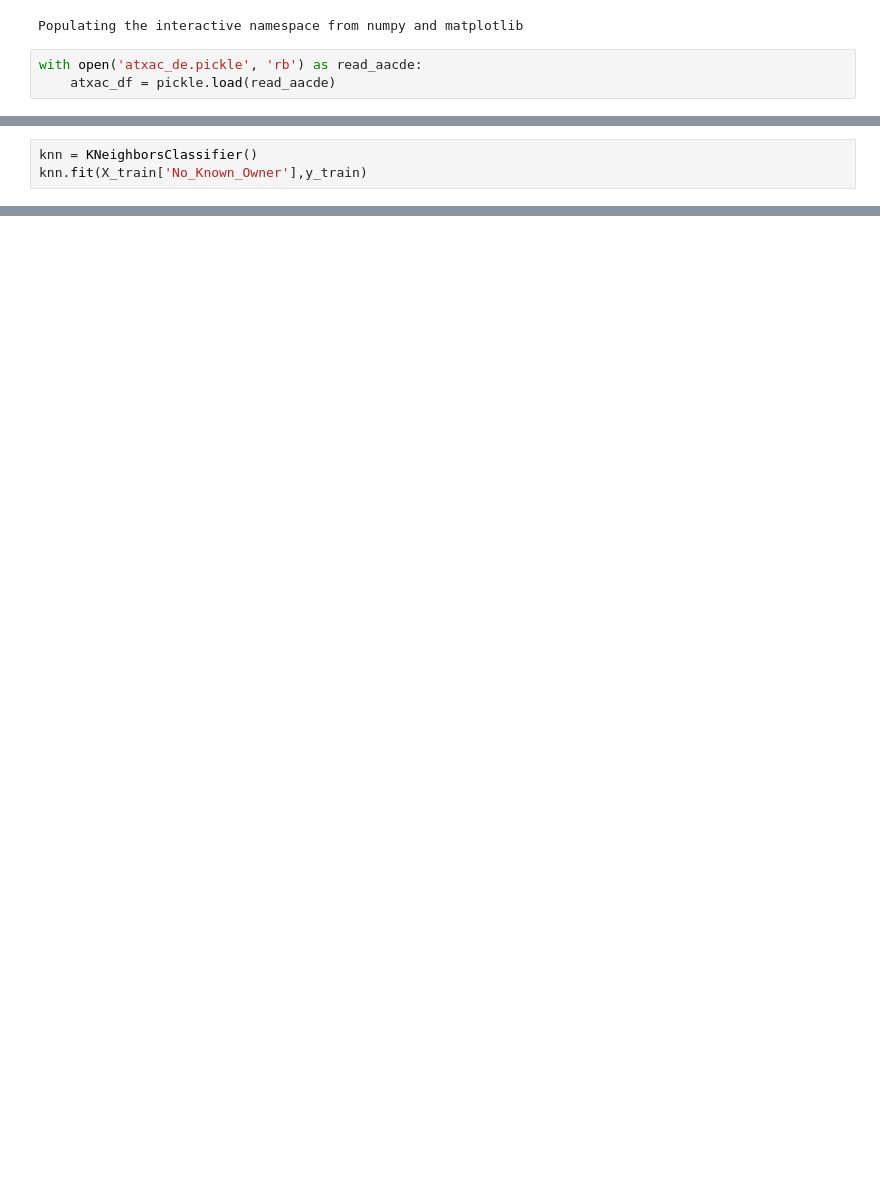
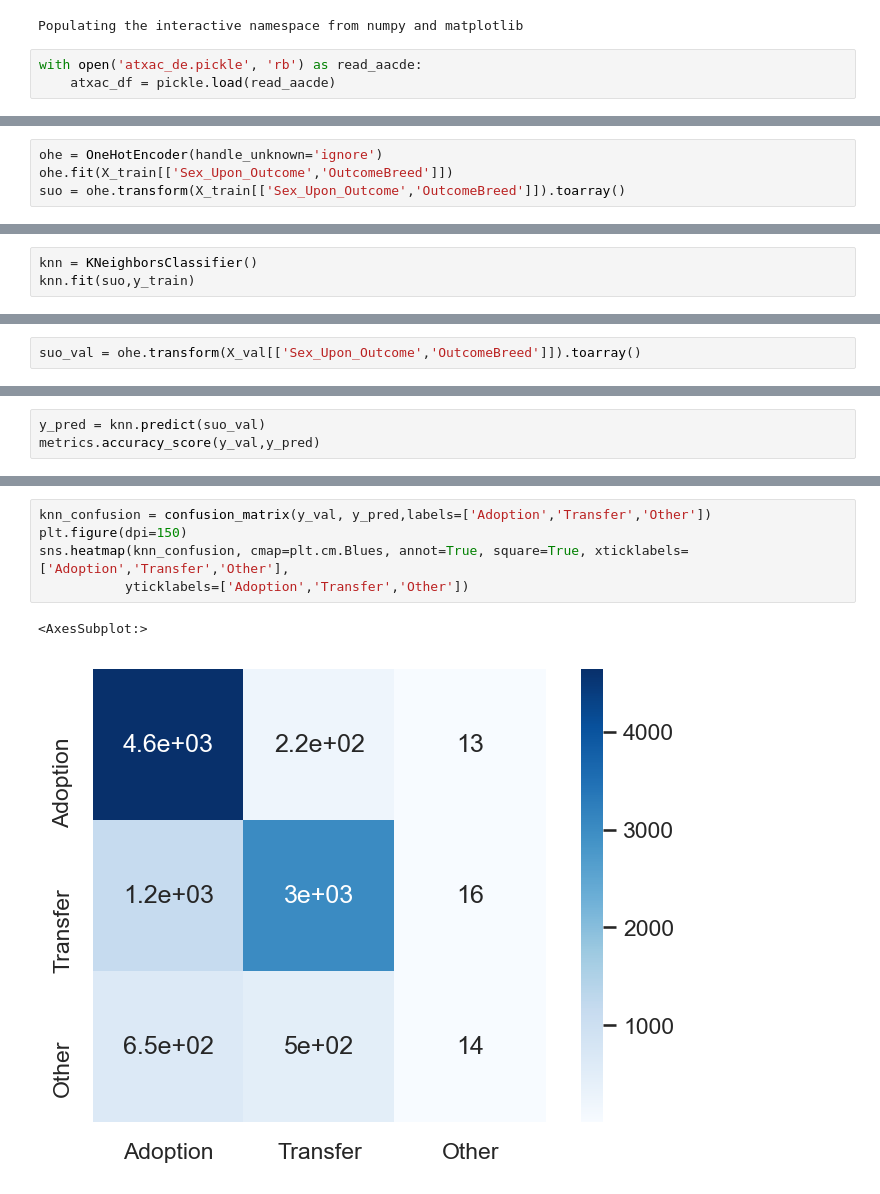
Before and after one commit to cttlc2u/proj3_atxac, a Jupyter notebook: KNN_ATXAC.ipynb, the cells around one changed output, grey strips where cells are left out. Drawn from its saved outputs; the diff is of its cells as text; blank space fills up the shorter version.

```diff
--- a/KNN_ATXAC.ipynb
+++ b/KNN_ATXAC.ipynb
@@ -34,0 +66,4 @@ X_train, X_test, y_train, y_test = train_test_split(X, y, test_size=.2, random_s
+# %%
+ohe = OneHotEncoder(handle_unknown='ignore')
+ohe.fit(X_train[['Sex_Upon_Outcome','OutcomeBreed']])
+suo = ohe.transform(X_train[['Sex_Upon_Outcome','OutcomeBreed']]).toarray()
@@ -35,4 +74,4 @@ X_train, X_test, y_train, y_test = train_test_split(X, y, test_size=.2, random_s
 # %%
 knn = KNeighborsClassifier()
-knn.fit(X_train['No_Known_Owner'],y_train)
+knn.fit(suo,y_train)
 # %% [output]
@@ -41,0 +79,2 @@ Reshape your data either using array.reshape(-1, 1) if your data has a single fe
+# %%
+suo_val = ohe.transform(X_val[['Sex_Upon_Outcome','OutcomeBreed']]).toarray()
@@ -41,0 +85,3 @@ Reshape your data either using array.reshape(-1, 1) if your data has a single fe
+# %%
+y_pred = knn.predict(suo_val)
+metrics.accuracy_score(y_val,y_pred)
@@ -41,0 +99,8 @@ Reshape your data either using array.reshape(-1, 1) if your data has a single fe
+# %%
+knn_confusion = confusion_matrix(y_val, y_pred,labels=['Adoption','Transfer','Other'])
+plt.figure(dpi=150)
+sns.heatmap(knn_confusion, cmap=plt.cm.Blues, annot=True, square=True, xticklabels=['Adoption','Transfer','Other'],
+           yticklabels=['Adoption','Transfer','Other'])
+# %% [output]
+<AxesSubplot:>
+[figure, added]
```
Also changed, not shown: parts of 17 cells of this notebook, 3 other files.
